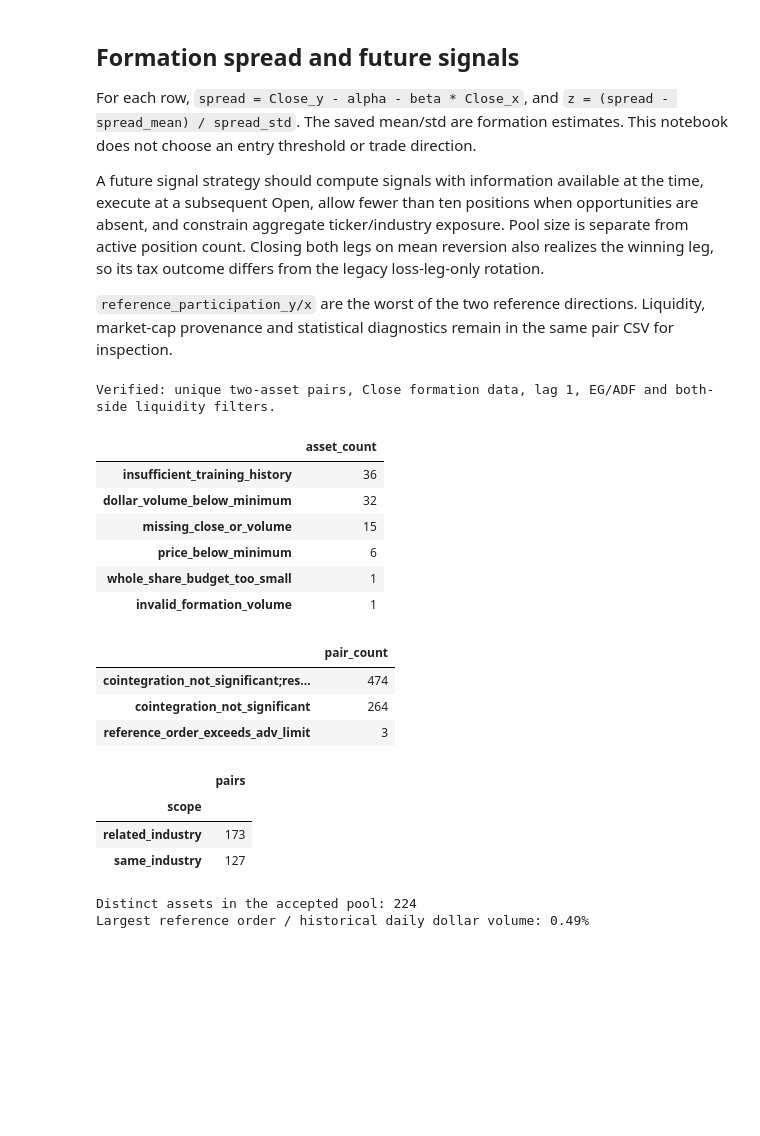
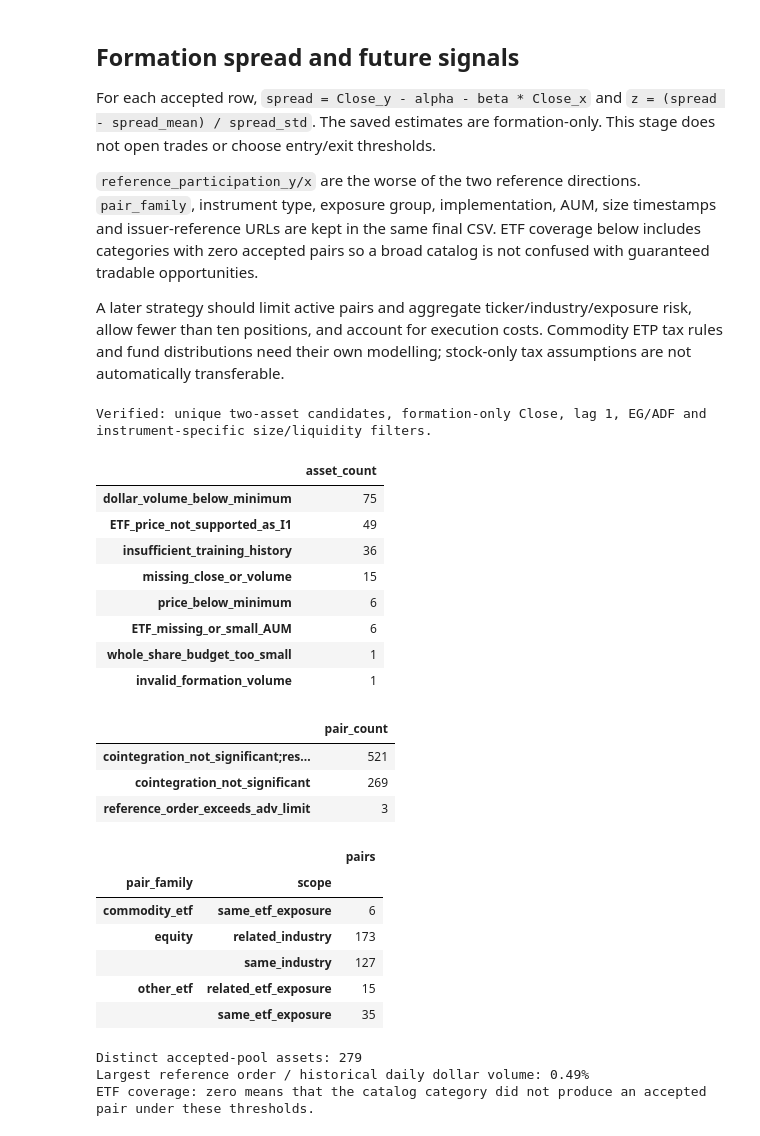
Before and after one commit to asd1354403003/Long-Short-Tax-Saving, a Jupyter notebook: pair_pool.ipynb, the cells around one changed output. Saved outputs shown, nothing was run; the diff lists cells and outputs as text; code cells hidden in the pictures; blank space fills up the shorter version.

```diff
--- a/pair_pool.ipynb
+++ b/pair_pool.ipynb
@@ -27,14 +29,21 @@ from pair_pool import PairPoolConfig, PairPoolBuilder
 logging.basicConfig(level=logging.INFO, format="%(levelname)s: %(message)s")
 # %%
 config = PairPoolConfig(
-    target_pairs=300,
-    max_assets=1000,
-    min_market_cap=10_000_000_000,           # Current market cap: USD 10 billion
-    min_average_dollar_volume=20_000_000,   # Historical mean Close * Volume: USD 20 million
-    liquidity_window=60,                   # Last 60 formation trading observations
+    target_pairs=300,                      # Equity pair target
+    target_commodity_pairs=50,             # Additional commodity ETF/ETP pairs, if eligible
+    target_other_etf_pairs=50,              # Additional equity/bond ETF pairs, if eligible
+    max_etf_pairs_per_group=5,
+    include_equities=True,
+    include_etfs=True,
+    require_etf_i1=True,
+    max_assets=1000,                       # Maximum equity universe; ETF catalog is separate
+    min_market_cap=10_000_000_000,
+    min_etf_assets=100_000_000,             # ETF AUM, not market cap
+    min_average_dollar_volume=20_000_000,
+    liquidity_window=60,
     min_price=5.0,
     reference_long_amount=100_000,
-    max_order_fraction_adv=0.005,           # At most 0.5% of daily dollar volume
+    max_order_fraction_adv=0.005,
     min_correlation=0.90,
     confidence_level=0.95,
     batch_size=20,
@@ -43,12 +52,13 @@ config = PairPoolConfig(
         train_end="2025-12-31",
         min_observations=750,
         max_lag=1,
-        check_i1=False,
+        check_i1=False,                    # Existing equity policy; ETFs use require_etf_i1 above
     ),
     relationship_file=Path("industry_relationships.json"),
+    etf_catalog_file=Path("etf_universe.json"),
     output_file=Path("data/pair_pool.csv"),
 )
-print("Target candidate pairs:", config.target_pairs)
-print("Both assets: market cap >=", f"${config.min_market_cap:,.0f}")
-print("Both assets: historical daily dollar volume >=", f"${config.min_average_dollar_volume:,.0f}")
+print("Equity market-cap minimum:", f"${config.min_market_cap:,.0f}")
+print("ETF AUM minimum:", f"${config.min_etf_assets:,.0f}")
+print("Historical daily dollar-volume minimum:", f"${config.min_average_dollar_volume:,.0f}")
 # %% [output]
@@ -117,11 +160,11 @@ Source events: ['missing_history SPCX: No closing prices', 'missing_history SKHY
 # %% [markdown]
 ## Formation spread and future signals
 
-For each row, `spread = Close_y - alpha - beta * Close_x`, and `z = (spread - spread_mean) / spread_std`. The saved mean/std are formation estimates. This notebook does not choose an entry threshold or trade direction.
+For each accepted row, `spread = Close_y - alpha - beta * Close_x` and `z = (spread - spread_mean) / spread_std`. The saved estimates are formation-only. This stage does not open trades or choose entry/exit thresholds.
 
-A future signal strategy should compute signals with information available at the time, execute at a subsequent Open, allow fewer than ten positions when opportunities are absent, and constrain aggregate ticker/industry exposure. Pool size is separate from active position count. Closing both legs on mean reversion also realizes the winning leg, so its tax outcome differs from the legacy loss-leg-only rotation.
+`reference_participation_y/x` are the worse of the two reference directions. `pair_family`, instrument type, exposure group, implementation, AUM, size timestamps and issuer-reference URLs are kept in the same final CSV. ETF coverage below includes categories with zero accepted pairs so a broad catalog is not confused with guaranteed tradable opportunities.
 
-`reference_participation_y/x` are the worst of the two reference directions. Liquidity, market-cap provenance and statistical diagnostics remain in the same pair CSV for inspection.
+A later strategy should limit active pairs and aggregate ticker/industry/exposure risk, allow fewer than ten positions, and account for execution costs. Commodity ETP tax rules and fund distributions need their own modelling; stock-only tax assumptions are not automatically transferable.
 # %%
 assert pair_pool["pair_id"].is_unique
 assert pair_pool["y_ticker"].ne(pair_pool["x_ticker"]).all()
@@ -134,34 +177,50 @@ assert pair_pool["eg_statistic"].lt(pair_pool["eg_critical_value"]).all()
 assert pair_pool["residual_adf_statistic"].lt(-2.86).all()
 assert pair_pool["beta"].gt(0).all()
 for side in ["y", "x"]:
-    assert pair_pool[f"market_cap_{side}"].ge(config.min_market_cap).all()
+    equity = pair_pool[f"instrument_type_{side}"].eq("EQUITY")
+    etf = pair_pool[f"instrument_type_{side}"].eq("ETF")
+    assert pair_pool.loc[equity, f"market_cap_{side}"].ge(config.min_market_cap).all()
+    assert pair_pool.loc[etf, f"fund_assets_{side}"].ge(config.min_etf_assets).all()
+    if config.require_etf_i1:
+        assert pair_pool.loc[etf, f"level_adf_statistic_{side}"].ge(-2.86).all()
+        assert pair_pool.loc[etf, f"difference_adf_statistic_{side}"].lt(-2.86).all()
     assert pair_pool[f"average_dollar_volume_{side}"].ge(config.min_average_dollar_volume).all()
     assert pair_pool[f"reference_participation_{side}"].le(config.max_order_fraction_adv).all()
-print("Verified: unique two-asset pairs, Close formation data, lag 1, EG/ADF and both-side liquidity filters.")
+assert pair_pool["instrument_type_y"].eq(pair_pool["instrument_type_x"]).all()
+print("Verified: unique two-asset candidates, formation-only Close, lag 1, EG/ADF and instrument-specific size/liquidity filters.")
 # %% [output]
-Verified: unique two-asset pairs, Close formation data, lag 1, EG/ADF and both-side liquidity filters.
+Verified: unique two-asset candidates, formation-only Close, lag 1, EG/ADF and instrument-specific size/liquidity filters.
 # %%
 display(pd.Series(result["asset_rejections"], name="asset_count").sort_values(ascending=False).to_frame())
 display(pd.Series(result["pair_rejections"], name="pair_count").sort_values(ascending=False).to_frame())
-display(pair_pool.groupby("scope").size().rename("pairs").to_frame())
-print("Distinct assets in the accepted pool:", len(set(pair_pool["y_ticker"]) | set(pair_pool["x_ticker"])))
+display(pair_pool.groupby(["pair_family", "scope"]).size().rename("pairs").to_frame())
+print("Distinct accepted-pool assets:", len(set(pair_pool["y_ticker"]) | set(pair_pool["x_ticker"])))
 print("Largest reference order / historical daily dollar volume:",
       f"{pair_pool[['reference_participation_y', 'reference_participation_x']].max().max():.2%}")
+print("ETF coverage: zero means that the catalog category did not produce an accepted pair under these thresholds.")
+with pd.option_context("display.max_rows", None, "display.max_columns", None):
+    display(result["etf_coverage"])
 # %% [output]
 |  | asset_count |
+| dollar_volume_below_minimum | 75 |
+| ETF_price_not_supported_as_I1 | 49 |
 | insufficient_training_history | 36 |
-| dollar_volume_below_minimum | 32 |
 | missing_close_or_volume | 15 |
 | price_below_minimum | 6 |
+| ETF_missing_or_small_AUM | 6 |
 | whole_share_budget_too_small | 1 |
 | invalid_formation_volume | 1 |
 |  | pair_count |
-| cointegration_not_significant;res... | 474 |
-| cointegration_not_significant | 264 |
+| cointegration_not_significant;res... | 521 |
+| cointegration_not_significant | 269 |
 | reference_order_exceeds_adv_limit | 3 |
-|  | pairs |
-| scope |  |
-| related_industry | 173 |
-| same_industry | 127 |
+|  |  | pairs |
+| pair_family | scope |  |
+| commodity_etf | same_etf_exposure | 6 |
+| equity | related_industry | 173 |
+|  | same_industry | 127 |
+| other_etf | related_etf_exposure | 15 |
+|  | same_etf_exposure | 35 |
-Distinct assets in the accepted pool: 224
+Distinct accepted-pool assets: 279
 Largest reference order / historical daily dollar volume: 0.49%
+ETF coverage: zero means that the catalog category did not produce an accepted pair under these thresholds.
```
Also changed, not shown: parts of 5 cells of this notebook, 5 other files.
